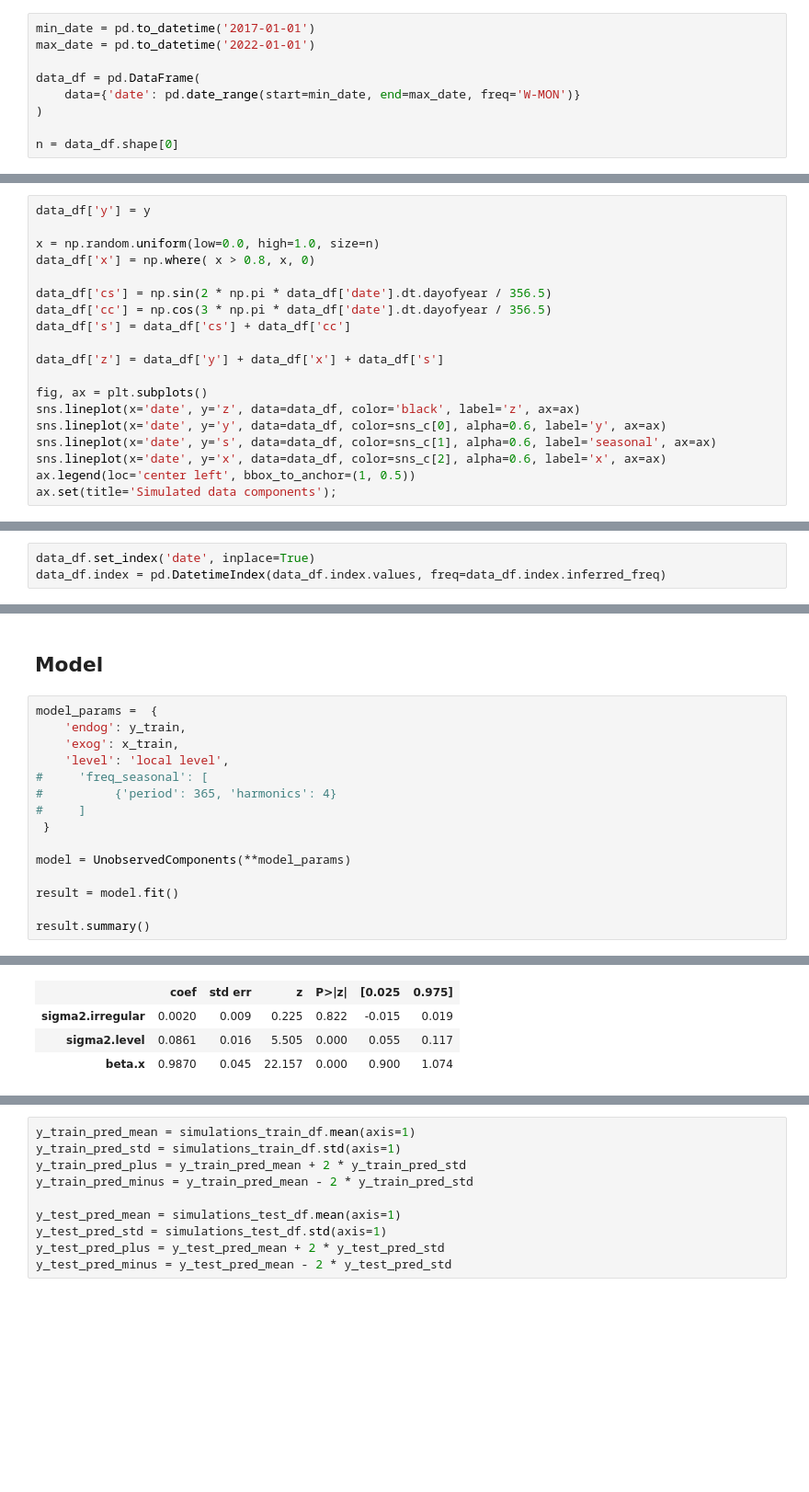
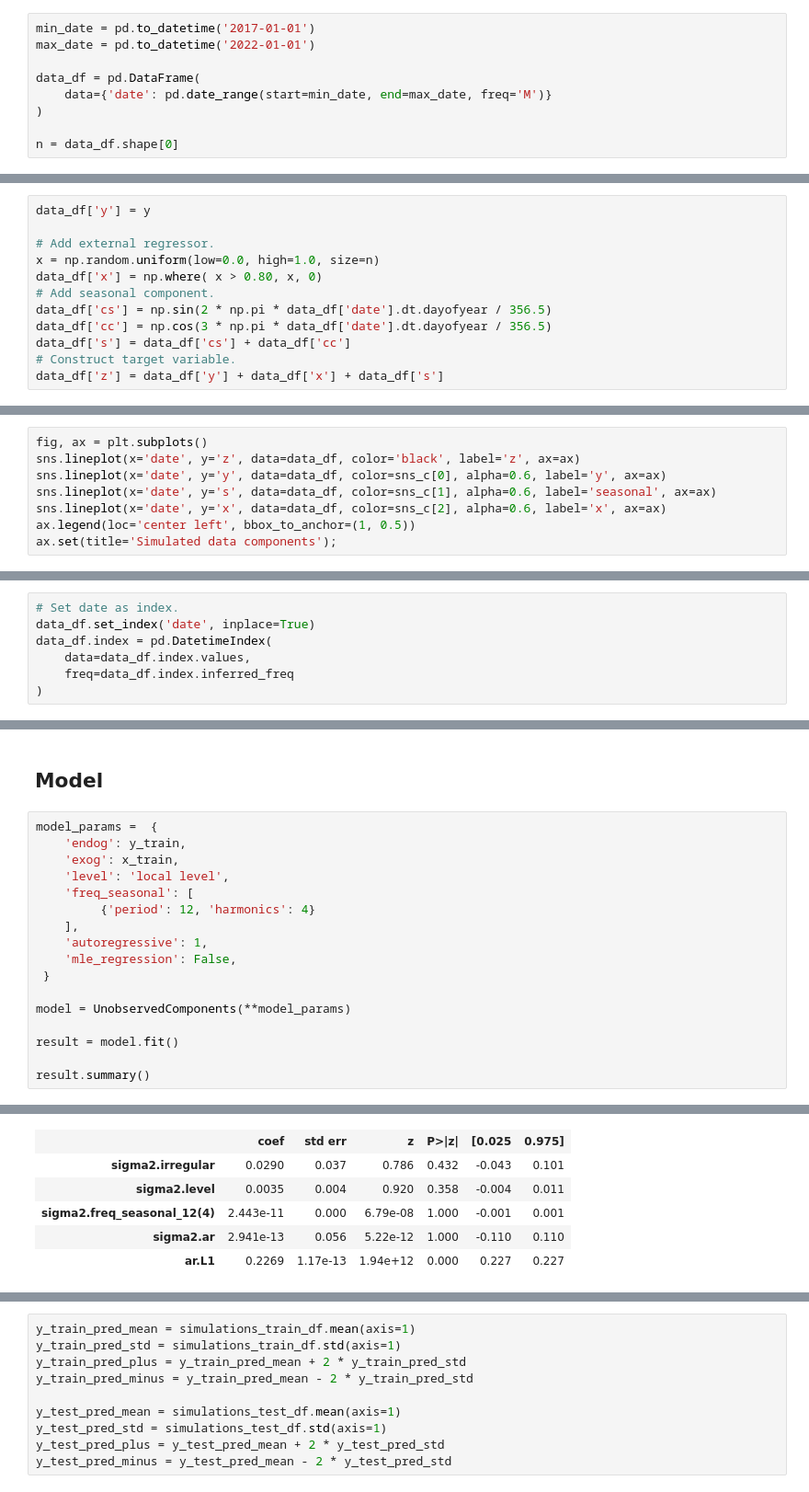
Before and after one commit to juanitorduz/btsa, a Jupyter notebook: python/intro_forecasting/unobserved_components.ipynb, the cells around one changed output, grey strips where cells are left out. Shown at 92% size. Cells and saved outputs as stored; diff of their text form; blank space fills up the shorter version.

```diff
--- a/python/intro_forecasting/unobserved_components.ipynb
+++ b/python/intro_forecasting/unobserved_components.ipynb
@@ -30,7 +34,7 @@ min_date = pd.to_datetime('2017-01-01')
 max_date = pd.to_datetime('2022-01-01')
 
 data_df = pd.DataFrame(
-    data={'date': pd.date_range(start=min_date, end=max_date, freq='W-MON')}
+    data={'date': pd.date_range(start=min_date, end=max_date, freq='M')}
 )
 
 n = data_df.shape[0]
@@ -87,0 +94,12 @@ fig.suptitle(f'Simulation Data - {model_name}\n{params}');
+# %%
+data_df['y'] = y
+
+# Add external regressor.
+x = np.random.uniform(low=0.0, high=1.0, size=n)
+data_df['x'] = np.where( x > 0.80, x, 0)
+# Add seasonal component.
+data_df['cs'] = np.sin(2 * np.pi * data_df['date'].dt.dayofyear / 356.5)
+data_df['cc'] = np.cos(3 * np.pi * data_df['date'].dt.dayofyear / 356.5)
+data_df['s'] = data_df['cs'] + data_df['cc']
+# Construct target variable.
+data_df['z'] = data_df['y'] + data_df['x'] + data_df['s']
@@ -88,15 +108,4 @@ fig.suptitle(f'Simulation Data - {model_name}\n{params}');
 # %%
-data_df['y'] = y
-
-x = np.random.uniform(low=0.0, high=1.0, size=n)
-data_df['x'] = np.where( x > 0.8, x, 0)
-
-data_df['cs'] = np.sin(2 * np.pi * data_df['date'].dt.dayofyear / 356.5)
-data_df['cc'] = np.cos(3 * np.pi * data_df['date'].dt.dayofyear / 356.5)
-data_df['s'] = data_df['cs'] + data_df['cc']
-
-data_df['z'] = data_df['y'] + data_df['x'] + data_df['s']
-
 fig, ax = plt.subplots()
 sns.lineplot(x='date', y='z', data=data_df, color='black', label='z', ax=ax)
 sns.lineplot(x='date', y='y', data=data_df, color=sns_c[0], alpha=0.6, label='y', ax=ax)
@@ -109,6 +118,10 @@ ax.set(title='Simulated data components');
 # %%
+# Set date as index.
 data_df.set_index('date', inplace=True)
-data_df.index = pd.DatetimeIndex(data_df.index.values, freq=data_df.index.inferred_freq)
+data_df.index = pd.DatetimeIndex(
+    data=data_df.index.values,
+    freq=data_df.index.inferred_freq
+)
 # %%
 train_test_ratio = 0.80
 n_train = int(n * train_test_ratio)
@@ -138,9 +151,11 @@ model_params =  {
     'endog': y_train,
     'exog': x_train,
     'level': 'local level',
-#     'freq_seasonal': [
-#          {'period': 365, 'harmonics': 4}
-#     ]
+    'freq_seasonal': [
+         {'period': 12, 'harmonics': 4}
+    ],
+    'autoregressive': 1,
+    'mle_regression': False,
  }
 
 model = UnobservedComponents(**model_params)
@@ -177,5 +194,7 @@ Unobserved Components Results
 | Covariance Type: | opg |  |  |
 |  | coef | std err | z | P>|z| | [0.025 | 0.975] |
-| sigma2.irregular | 0.0020 | 0.009 | 0.225 | 0.822 | -0.015 | 0.019 |
-| sigma2.level | 0.0861 | 0.016 | 5.505 | 0.000 | 0.055 | 0.117 |
-| beta.x | 0.9870 | 0.045 | 22.157 | 0.000 | 0.900 | 1.074 |
+| sigma2.irregular | 0.0290 | 0.037 | 0.786 | 0.432 | -0.043 | 0.101 |
+| sigma2.level | 0.0035 | 0.004 | 0.920 | 0.358 | -0.004 | 0.011 |
+| sigma2.freq_seasonal_12(4) | 2.443e-11 | 0.000 | 6.79e-08 | 1.000 | -0.001 | 0.001 |
+| sigma2.ar | 2.941e-13 | 0.056 | 5.22e-12 | 1.000 | -0.110 | 0.110 |
+| ar.L1 | 0.2269 | 1.17e-13 | 1.94e+12 | 0.000 | 0.227 | 0.227 |
```
Also changed, not shown: parts of 14 cells of this notebook.
